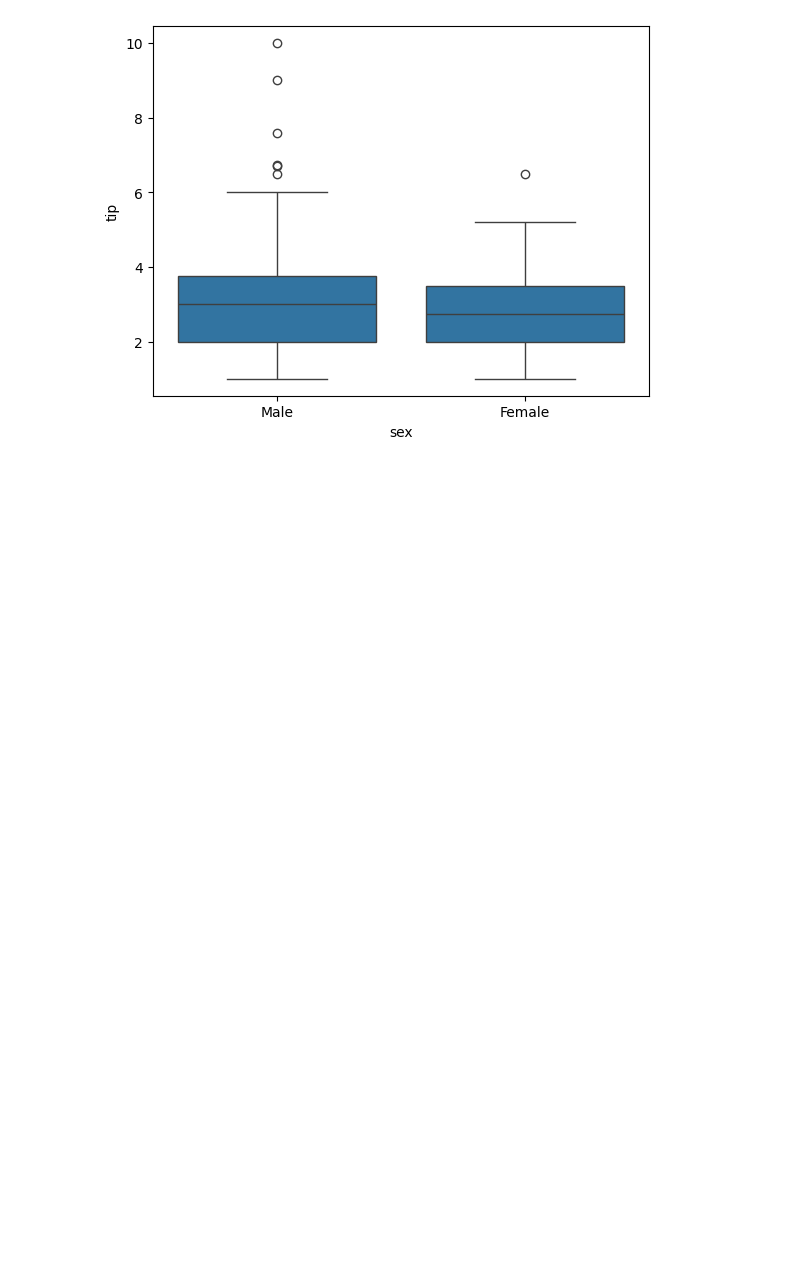
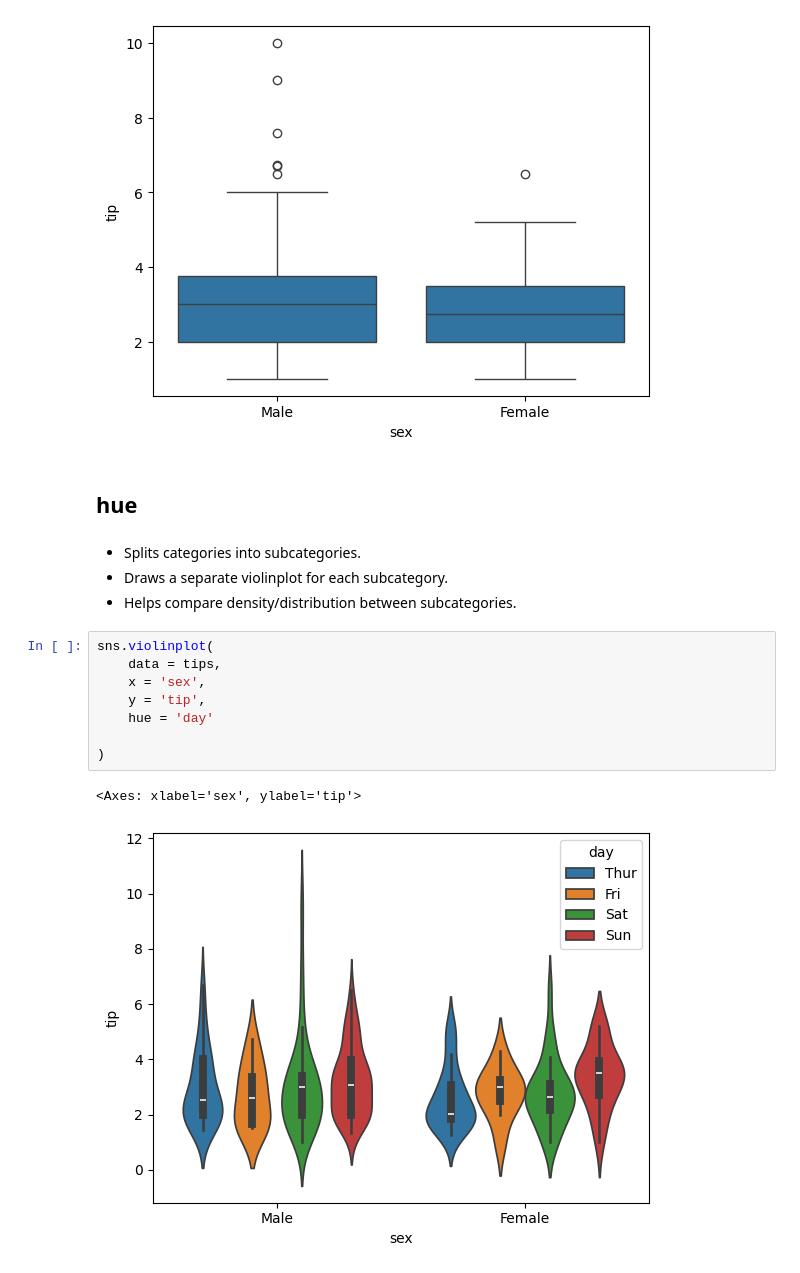
Before and after one commit to kshitij-commit/DataScience, a Jupyter notebook: 05_seaborn/03_Categorical_Plots.ipynb, the cells around one changed output. Drawn from its saved outputs; the diff is of its cells as text; blank space fills up the shorter version.

Commit message:
feat: add hue parameter with violinplot

```diff
--- a/05_seaborn/03_Categorical_Plots.ipynb
+++ b/05_seaborn/03_Categorical_Plots.ipynb
@@ -355,3 +355,21 @@ sns.boxplot(
 # %% [output]
 <Axes: xlabel='sex', ylabel='tip'>
 [figure]
+# %% [markdown]
+## hue
+# %% [markdown]
+
+- Splits categories into subcategories.
+- Draws a separate violinplot for each subcategory.
+- Helps compare density/distribution between subcategories.
+# %%
+sns.violinplot(
+    data = tips,
+    x = 'sex',
+    y = 'tip',
+    hue = 'day'
+
+)
+# %% [output]
+<Axes: xlabel='sex', ylabel='tip'>
+[figure, added]
```
